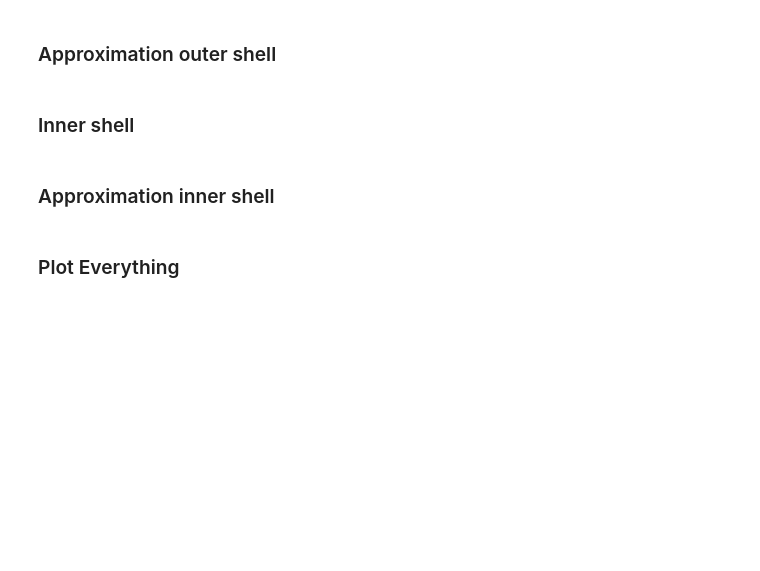
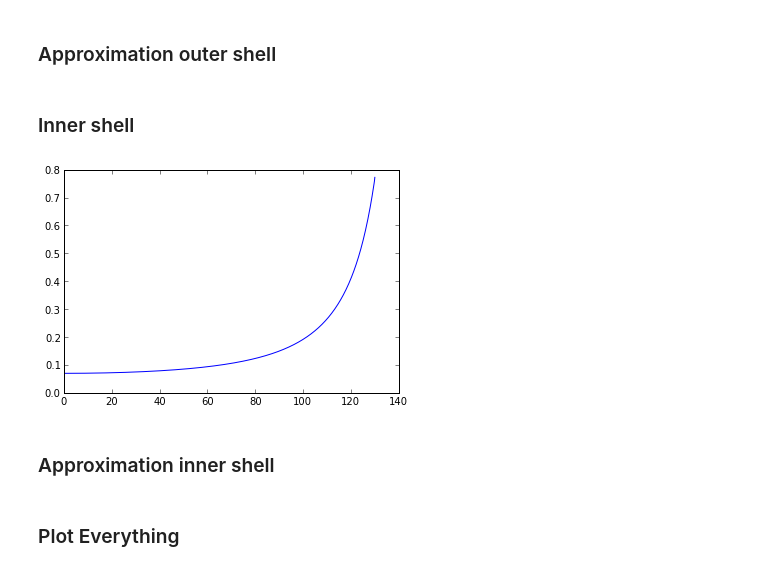
Before and after one commit to will-henney/bowshock-shape, a Jupyter notebook: CRW-shapes/radii.ipynb, the cells around one changed output. Drawn from its saved outputs; the diff is of its cells as text; code cells hidden in the pictures; blank space fills up the shorter version.

```diff
--- a/CRW-shapes/radii.ipynb
+++ b/CRW-shapes/radii.ipynb
@@ -31,15 +31,18 @@ yc = Rc*np.sin(np.linspace(-np.pi,np.pi))
 # %%
 M = 3.0
 H0 = 3./(4*M**2+7)
-n = (4*M**2+1)/(4*M**2+19)
+n = 3.4*(4.*M**2+1)/(4*M**2+19)
 tana=np.zeros_like(x)
-tana[:-1] = -(np.diff(y)/np.diff(x))
+tana[:-1] = np.diff(y)/np.diff(x)
 tana[-1]=tana[-2]
-a = np.arctan(tana)
+a = -np.arctan(tana)
 psi = theta+a-0.5*np.pi
 Rin = R[0]*(R/R[0]-H0*np.cos(psi)**(-(n+1)))
 xin = Rin*np.cos(theta)
 yin = Rin*np.sin(theta)
+plt.plot(np.degrees(theta),H0*np.cos(psi)**(-n));
+# %% [output]
+[figure, added]
 # %% [markdown]
 ### Approximation inner shell
 # %%
```
Also changed, not shown: parts of 2 cells of this notebook.
